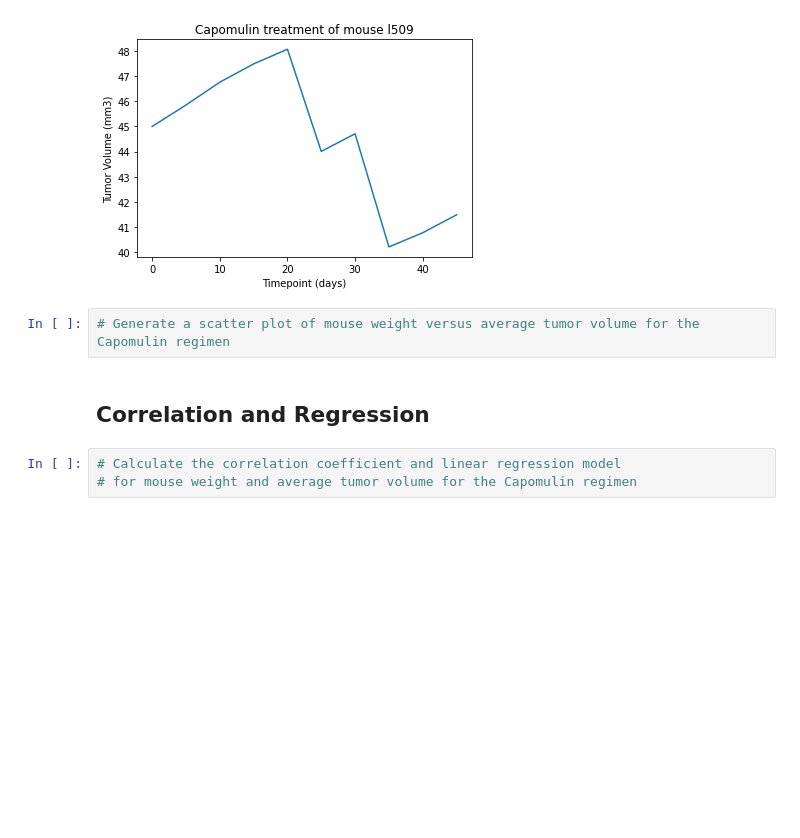
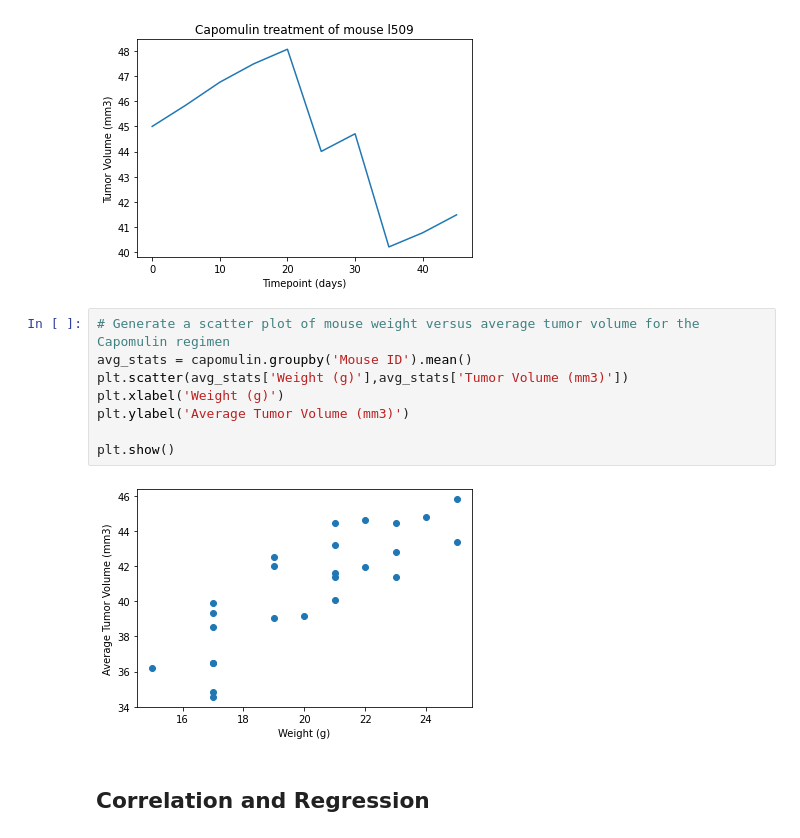
Before and after one commit to James-Ashley/matplotlib-challenge, a Jupyter notebook: Pymaceuticals/pymaceuticals_starter.ipynb, the cells around one changed output. Saved outputs shown, nothing was run; the diff lists cells and outputs as text; blank space fills up the shorter version.

Commit message:
finished scatter and linregress

```diff
--- a/Pymaceuticals/pymaceuticals_starter.ipynb
+++ b/Pymaceuticals/pymaceuticals_starter.ipynb
@@ -261,8 +261,13 @@ plt.plot(x,y)
 [figure]
 # %%
 # Generate a scatter plot of mouse weight versus average tumor volume for the Capomulin regimen
+avg_stats = capomulin.groupby('Mouse ID').mean()
+plt.scatter(avg_stats['Weight (g)'],avg_stats['Tumor Volume (mm3)'])
+plt.xlabel('Weight (g)')
+plt.ylabel('Average Tumor Volume (mm3)')
+
+plt.show()
+# %% [output]
+[figure, added]
 # %% [markdown]
 ## Correlation and Regression
-# %%
-# Calculate the correlation coefficient and linear regression model
-# for mouse weight and average tumor volume for the Capomulin regimen
```
Also changed, not shown: parts of 1 cell of this notebook, 1 other file.
